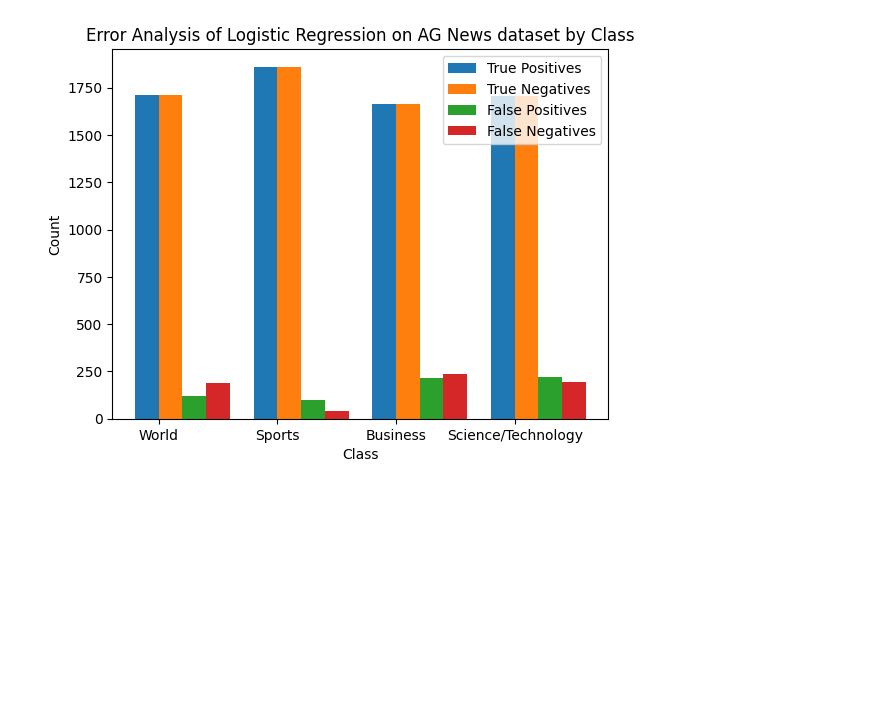
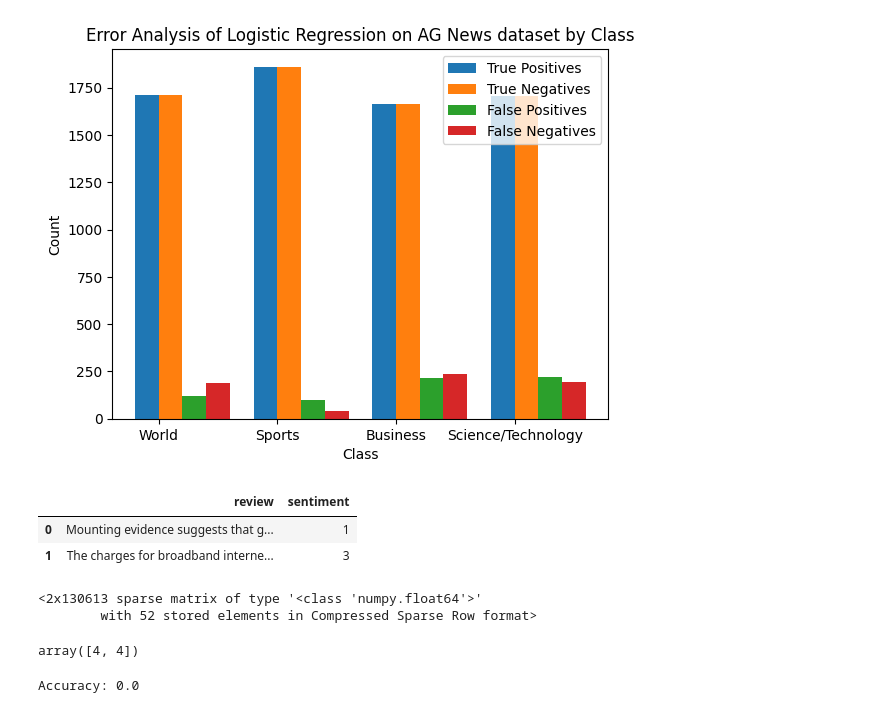
Before and after one commit to sakshisubedi/Exploring-Machine-Learning-and-Few-Shot-Techniques-for-Text-Classification, a Jupyter notebook: logistic_regression/ag_news_logistic.ipynb, the cells around one changed output. Saved outputs shown, nothing was run; the diff lists cells and outputs as text; code cells hidden in the pictures; blank space fills up the shorter version.

```diff
--- a/logistic_regression/ag_news_logistic.ipynb
+++ b/logistic_regression/ag_news_logistic.ipynb
@@ -215,3 +278,31 @@ ax.legend()
 # %% [output]
 <matplotlib.legend.Legend at 0x...>
 [figure]
+# %%
+annotated_examples = [
+    ("Mounting evidence suggests that gene therapy has the potential to cure children who are born with a condition that impairs their innate immune system, effectively restoring their ability to defend against infections.", 1), # World
+    ("The charges for broadband internet access are expected to decrease as a result of Ofcom's mandate for British Telecom to reduce the fees it levies on internet service providers.", 3), # Business
+]
+# %%
+df_annotated = pd.DataFrame(annotated_examples, columns=['review', 'sentiment'])
+df_annotated
+# %% [output]
+|  | review | sentiment |
+| 0 | Mounting evidence suggests that g... | 1 |
+| 1 | The charges for broadband interne... | 3 |
+# %%
+X_test_transform_annotate = vectorizer.transform(df_annotated['review'])
+X_test_transform_annotate
+# %% [output]
+<2x130613 sparse matrix of type '<class 'numpy.float64'>'
+        with 52 stored elements in Compressed Sparse Row format>
+# %%
+y_pred_annotate = model.predict(X_test_transform_annotate)
+y_pred_annotate
+# %% [output]
+array([4, 4])
+# %%
+accuracy_annotate = accuracy_score(df_annotated['sentiment'], y_pred_annotate)
+print("Accuracy:", accuracy_annotate)
+# %% [output]
+Accuracy: 0.0
```
Also changed, not shown: parts of 8 cells of this notebook.
